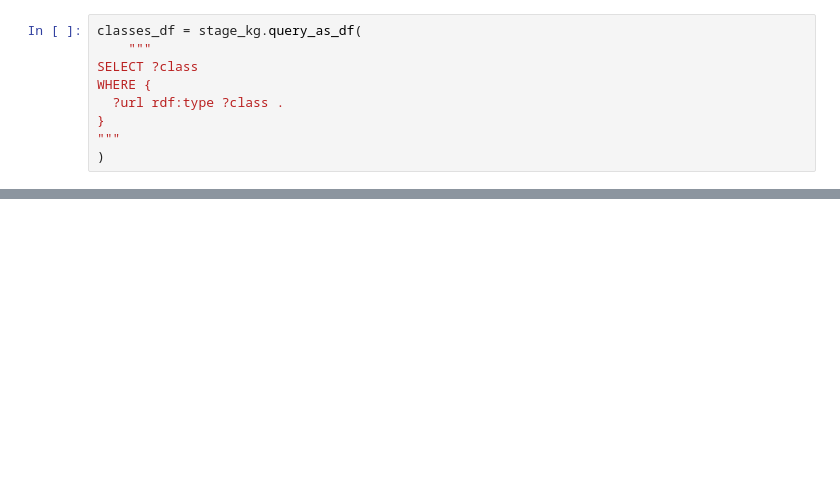
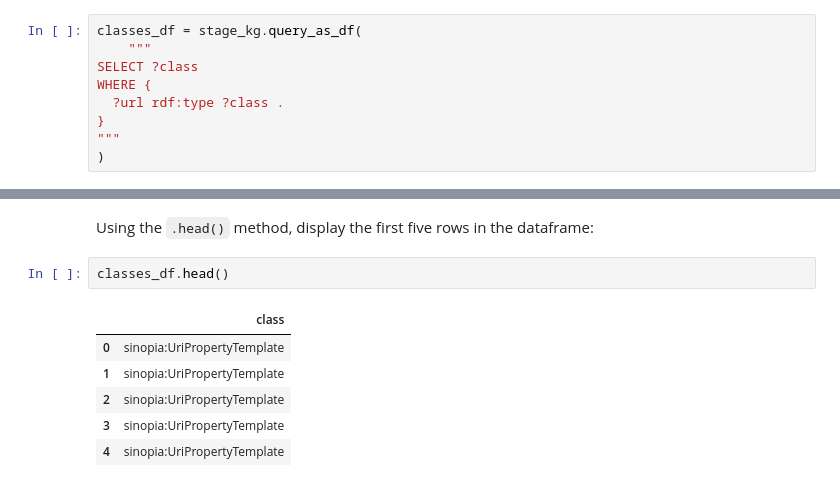
Before and after one commit to LD4P/rdf-ai-workshop, a Jupyter notebook: 02_AnalyzeVisualize.ipynb, the cells around one changed output, grey strips where cells are left out. Drawn from its saved outputs; the diff is of its cells as text; blank space fills up the shorter version.

```diff
--- a/02_AnalyzeVisualize.ipynb
+++ b/02_AnalyzeVisualize.ipynb
@@ -133,0 +168,11 @@ WHERE {
+# %% [markdown]
+Using the `.head()` method, display the first five rows in the dataframe:
+# %%
+classes_df.head()
+# %% [output]
+|  | class |
+| 0 | sinopia:UriPropertyTemplate |
+| 1 | sinopia:UriPropertyTemplate |
+| 2 | sinopia:UriPropertyTemplate |
+| 3 | sinopia:UriPropertyTemplate |
+| 4 | sinopia:UriPropertyTemplate |
```
Also changed, not shown: parts of 20 cells of this notebook, 6 other files.
